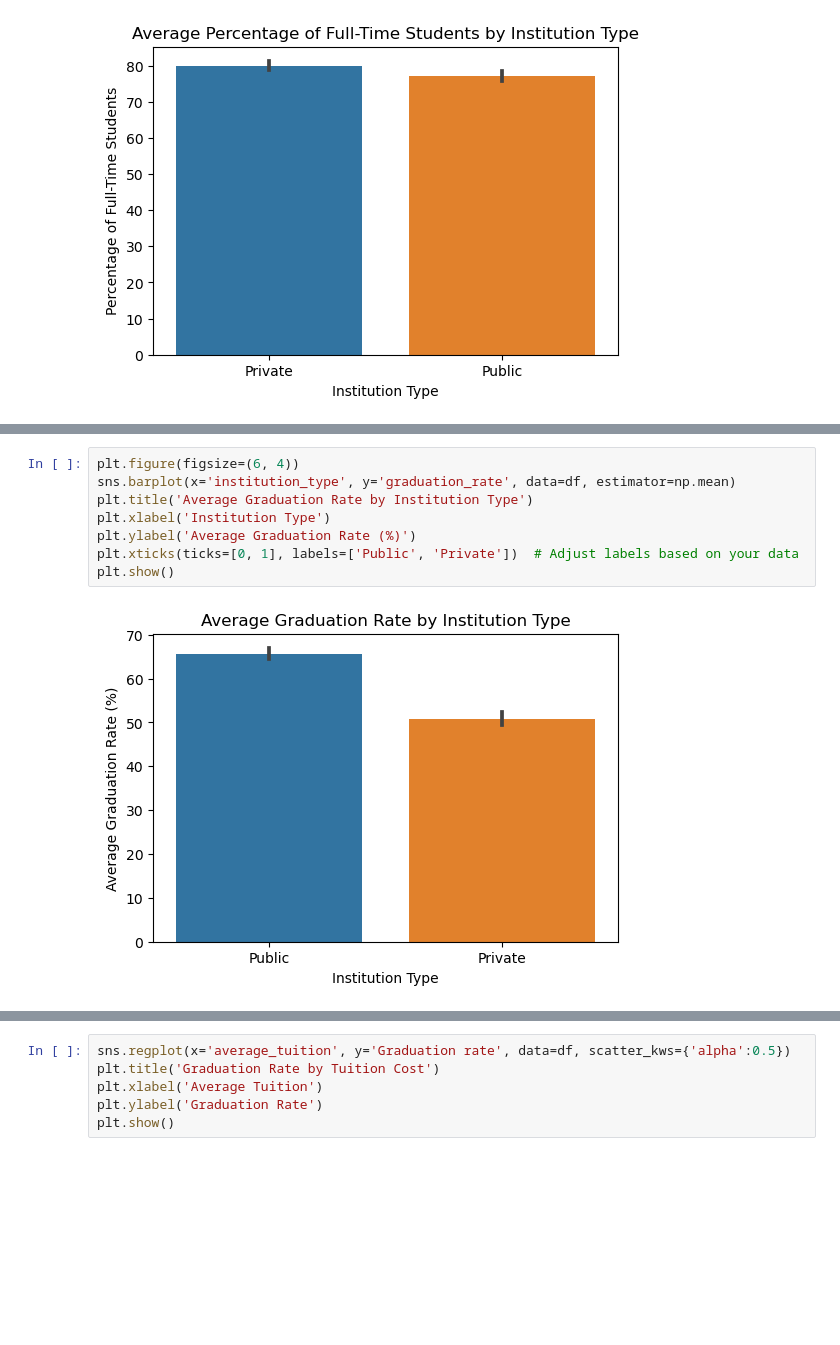
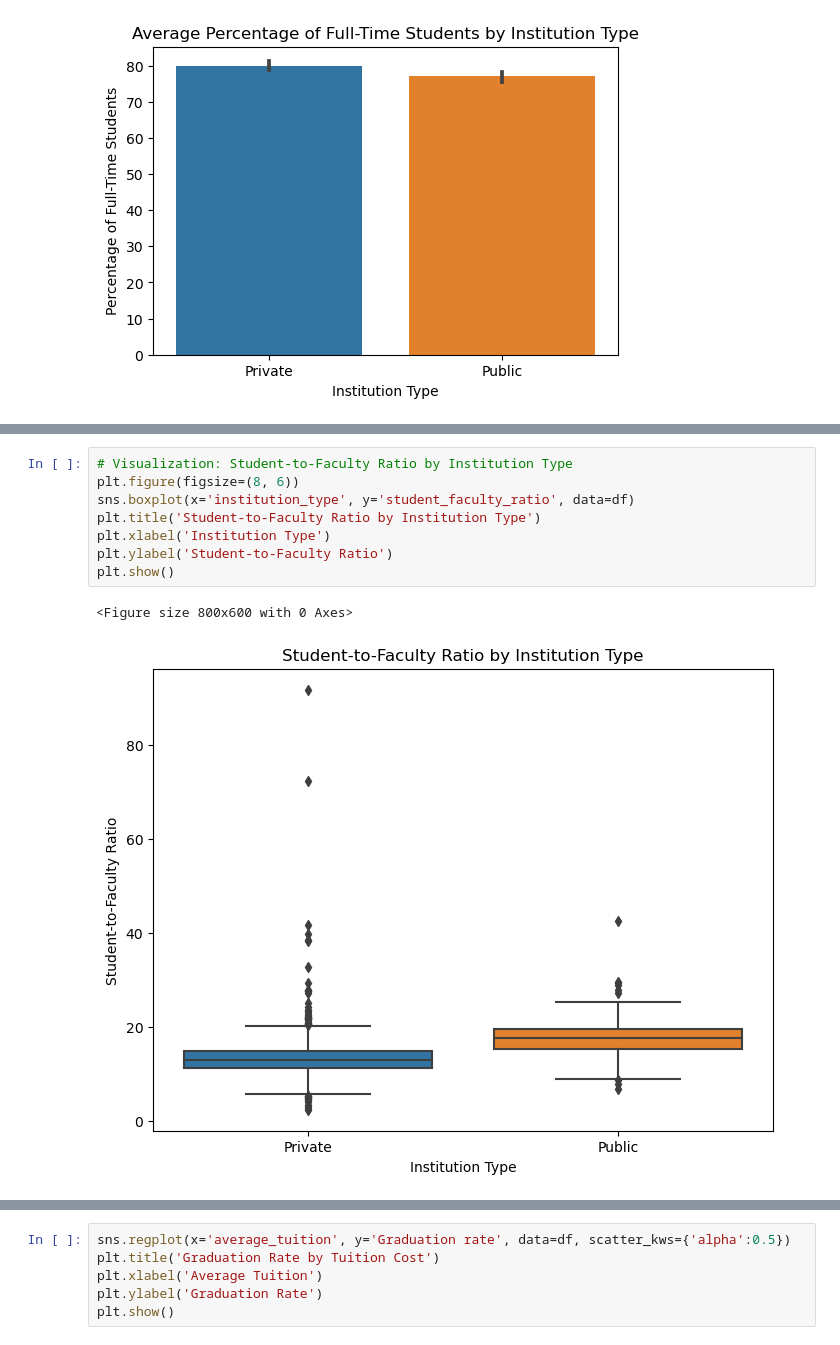
Before and after one commit to jamesleemeredith/Dexian-Technical-Challenge, a Jupyter notebook: full_analysis.ipynb, the cells around one changed output, grey strips where cells are left out. Cells and saved outputs as stored; diff of their text form; blank space fills up the shorter version.

```diff
--- a/full_analysis.ipynb
+++ b/full_analysis.ipynb
@@ -592,10 +635,11 @@ plt.show()
 # %%
-plt.figure(figsize=(6, 4))
-sns.barplot(x='institution_type', y='graduation_rate', data=df, estimator=np.mean)
-plt.title('Average Graduation Rate by Institution Type')
+# Visualization: Student-to-Faculty Ratio by Institution Type
+plt.figure(figsize=(8, 6))
+sns.boxplot(x='institution_type', y='student_faculty_ratio', data=df)
+plt.title('Student-to-Faculty Ratio by Institution Type')
 plt.xlabel('Institution Type')
-plt.ylabel('Average Graduation Rate (%)')
-plt.xticks(ticks=[0, 1], labels=['Public', 'Private'])  # Adjust labels based on your data
+plt.ylabel('Student-to-Faculty Ratio')
 plt.show()
 # %% [output]
+<Figure size 800x600 with 0 Axes>
-[figure, old version]
+[figure, new version]
```
Also changed, not shown: parts of 20 cells of this notebook.
